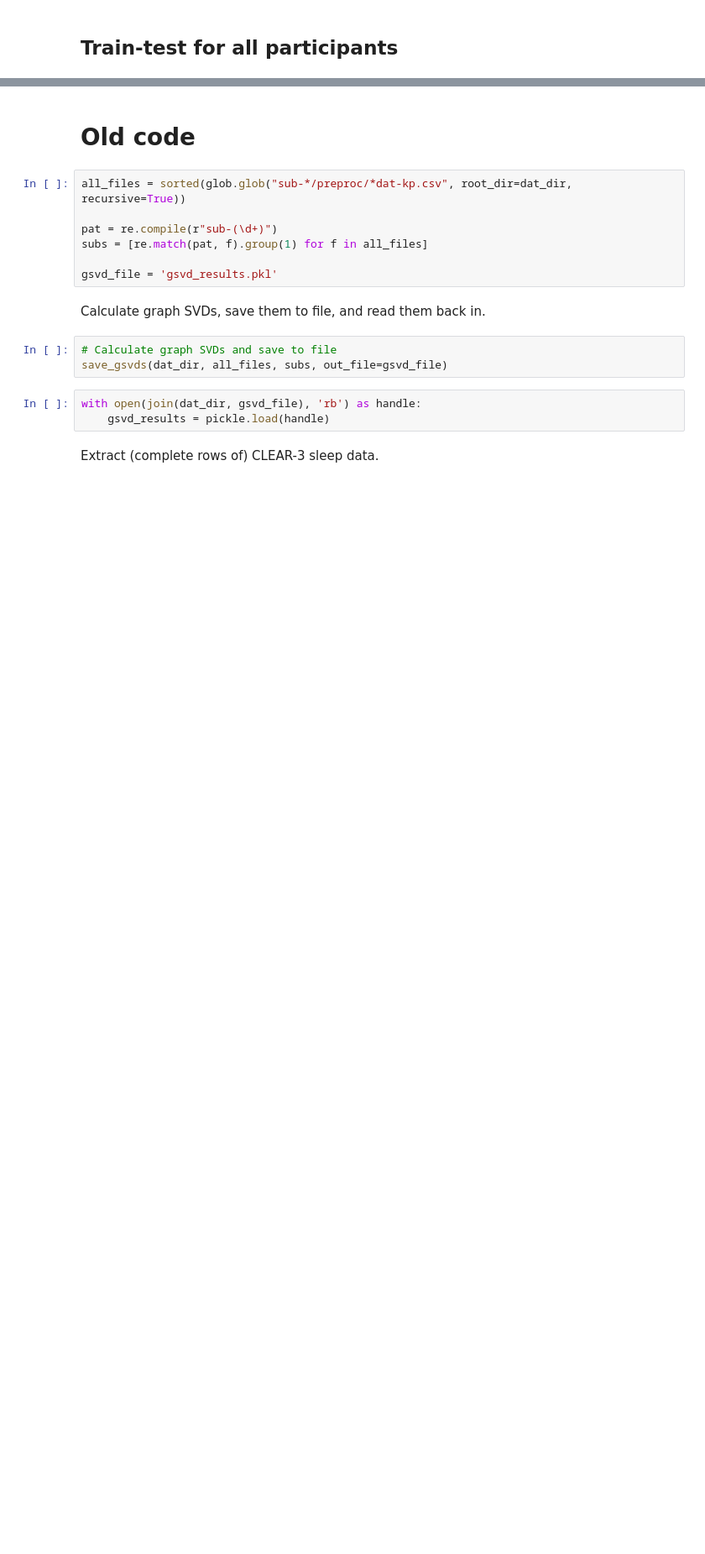
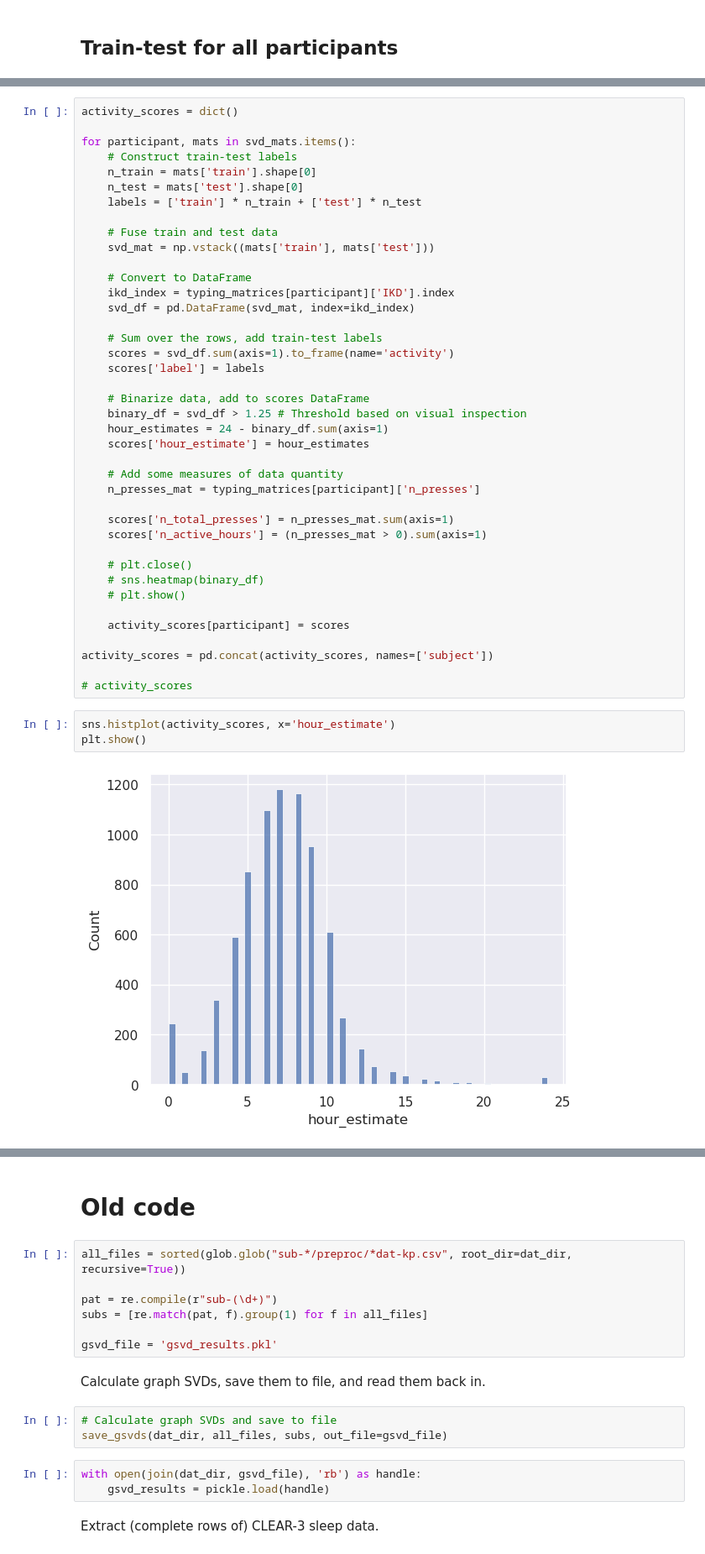
Before and after one commit to Valkje/graph-svd, a Jupyter notebook: clear3_sleep.ipynb, the cells around one changed output, grey strips where cells are left out. Shown at 84% size. Drawn from its saved outputs; the diff is of its cells as text; blank space fills up the shorter version.

```diff
--- a/clear3_sleep.ipynb
+++ b/clear3_sleep.ipynb
@@ -803,0 +504,45 @@ sleep_pred.to_parquet(join(dat_dir, 'spleep_pred_10_90.parquet'))
+# %%
+activity_scores = dict()
+
+for participant, mats in svd_mats.items():
+    # Construct train-test labels
+    n_train = mats['train'].shape[0]
+    n_test = mats['test'].shape[0]
+    labels = ['train'] * n_train + ['test'] * n_test
+
+    # Fuse train and test data
+    svd_mat = np.vstack((mats['train'], mats['test']))
+
+    # Convert to DataFrame
+    ikd_index = typing_matrices[participant]['IKD'].index
+    svd_df = pd.DataFrame(svd_mat, index=ikd_index)
+
+    # Sum over the rows, add train-test labels
+    scores = svd_df.sum(axis=1).to_frame(name='activity')
+    scores['label'] = labels
+
+    # Binarize data, add to scores DataFrame
+    binary_df = svd_df > 1.25 # Threshold based on visual inspection
+    hour_estimates = 24 - binary_df.sum(axis=1)
+    scores['hour_estimate'] = hour_estimates
+
+    # Add some measures of data quantity
+    n_presses_mat = typing_matrices[participant]['n_presses']
+
+    scores['n_total_presses'] = n_presses_mat.sum(axis=1)
+    scores['n_active_hours'] = (n_presses_mat > 0).sum(axis=1)
+
+    # plt.close()
+    # sns.heatmap(binary_df)
+    # plt.show()
+
+    activity_scores[participant] = scores
+
+activity_scores = pd.concat(activity_scores, names=['subject'])
+
+# activity_scores
+# %%
+sns.histplot(activity_scores, x='hour_estimate')
+plt.show()
+# %% [output]
+[figure, added]
```
Also changed, not shown: parts of 129 cells of this notebook.
